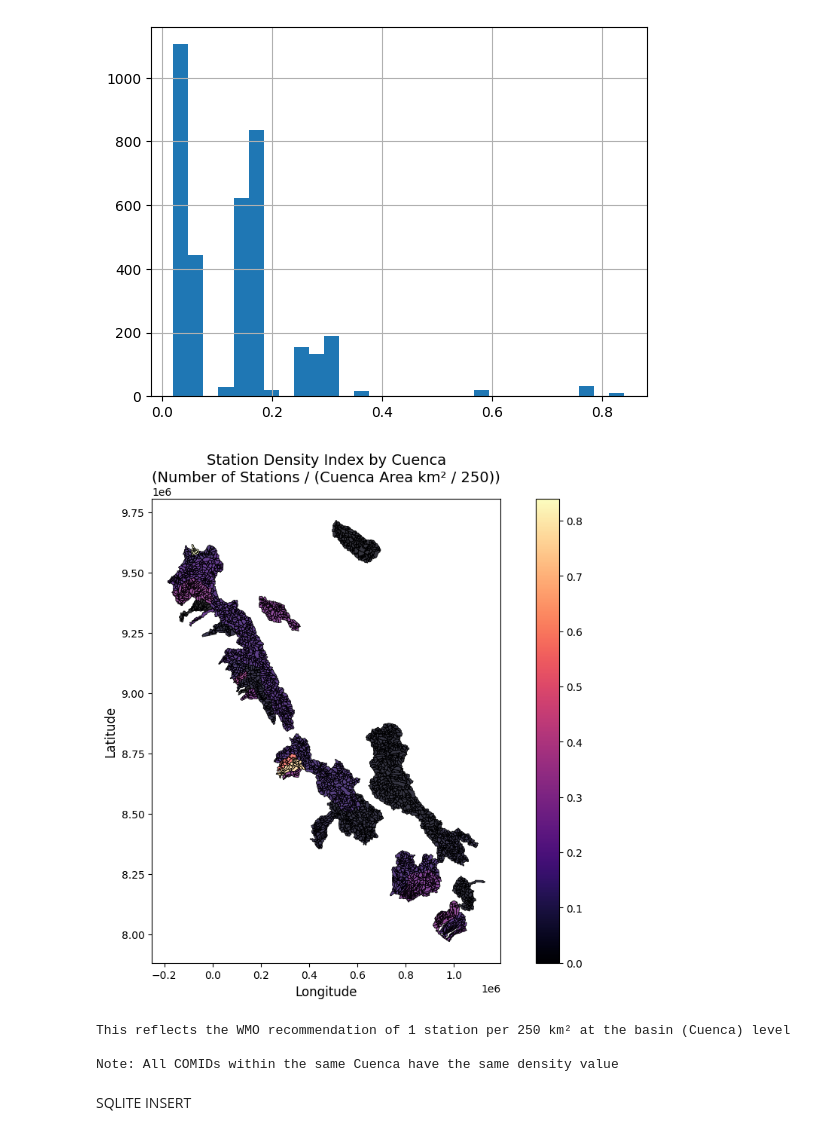
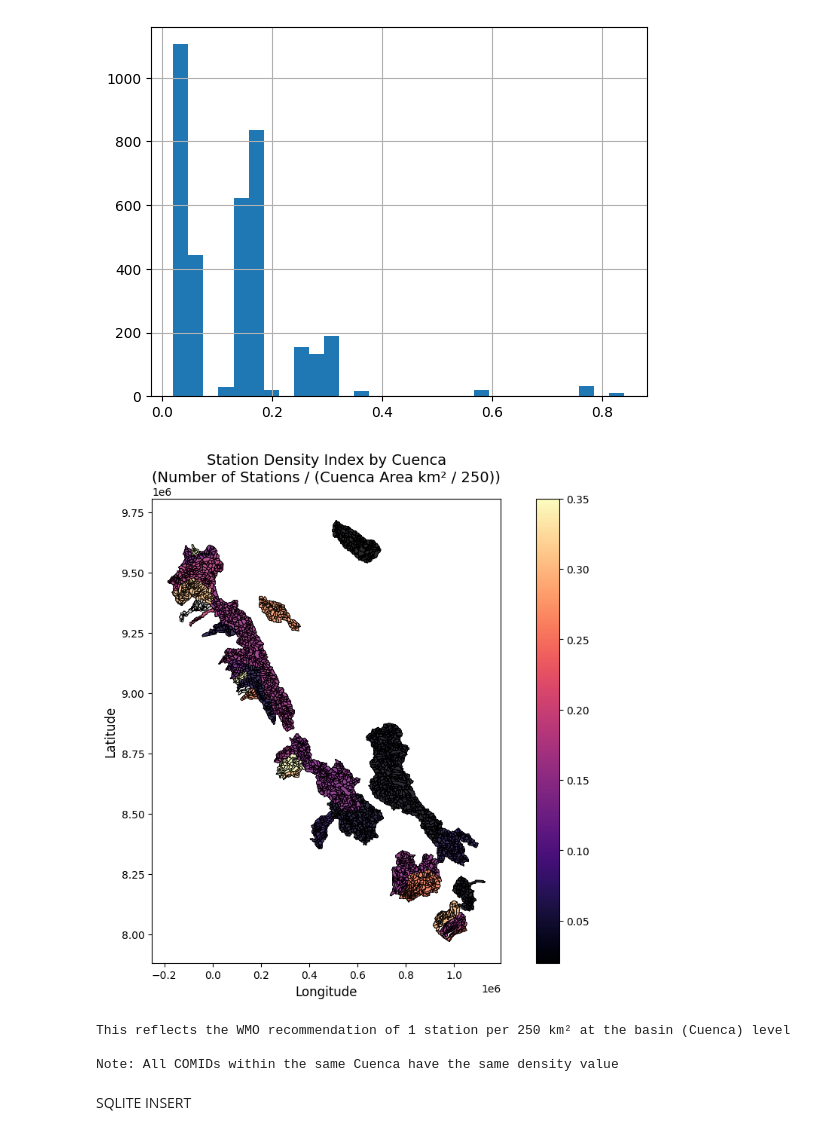
Before and after one commit to RTIInternational/iki-risk-assessment, a Jupyter notebook: Indicadores/Vulnerabilidad/VCA12.ipynb, the cells around one changed output. Cells and saved outputs as stored; diff of their text form; code cells hidden in the pictures.

```diff
--- a/Indicadores/Vulnerabilidad/VCA12.ipynb
+++ b/Indicadores/Vulnerabilidad/VCA12.ipynb
@@ -62 +71,12 @@ stations_gdf = gpd.read_file(stations_shp).to_crs(subbasins_crs)
+# %%
+# define filepaths for input data
+#subbasins_shapefile = fr"C:/Users/{user}/Research Triangle Institute/IKI Peru Project - General/Interno/AI2b_Modelacion/Grupos_Modelacion/GIS_WaterALLOC_General/Peru_AHD_with_districts.shp"
+subbasins_shapefile = fr"C:\Users\sbakar\OneDrive - Research Triangle Institute\IKI Peru Project - General\Interno\AI2b_Modelacion\Grupos_Modelacion\GIS_WaterALLOC_General\Peru_AHD_with_districts.shp"
+
+#stations_shp = f'C:/Users/{user}/Research Triangle Institute/IKI Peru Project - General/Interno/AI2b_Modelacion/Grupos_Modelacion/GIS_WaterALLOC_General/hidrometricas_ANA_SENAMHI_1981-2020.shp'
+stations_shp = fr"C:\Users\sbakar\OneDrive - Research Triangle Institute\IKI Peru Project - General\Interno\AI2b_Modelacion\Grupos_Modelacion\GIS_WaterALLOC_General\hidrometricas_ANA_SENAMHI_1981-2020.shp"
+# %%
+# read in input data
+subbasins_gdf = gpd.read_file(subbasins_shapefile).to_crs('EPSG:32718')
+stations_gdf = gpd.read_file(stations_shp).to_crs('EPSG:32718')
 # %%
@@ -207,20 +193,40 @@ Name: value, dtype: float64
 # %%
 # Plot the basins colored by station density (Cuenca-level)
 fig, ax = plt.subplots(figsize=(12, 8))
-subbasins_gdf.plot(ax=ax, column='value', legend=True, cmap='magma', alpha=0.8, edgecolor='black', linewidth=0.5)
 
-# Add title and labels
-plt.title('Station Density Index by Cuenca\n(Number of Stations / (Cuenca Area km² / 250))', fontsize=14)
-plt.xlabel('Longitude', fontsize=12)
-plt.ylabel('Latitude', fontsize=12)
+# Plot all basins in grey first (this covers NaNs)
+subbasins_gdf.plot(ax=ax,color='lightgrey',edgecolor='black',linewidth=0.5)
 
-# Show the plot
+# Plot only valid values with scaled colorbar
+data = subbasins_gdf[subbasins_gdf['value'].notna()]
+
+if not data.empty:
+    vmin = data['value'].quantile(0.02)
+    vmax = data['value'].quantile(0.98)
+
+    data.plot(
+        ax=ax,
+        column='value',
+        legend=True,
+        cmap='magma',
+        alpha=0.8,
+        edgecolor='black',
+        linewidth=0.5,
+        vmin=vmin,
+        vmax=vmax
+    )
+
+# Titles and labels
+ax.set_title('Station Density Index by Cuenca\n''(Number of Stations / (Cuenca Area km² / 250))',fontsize=14)
+ax.set_xlabel('Longitude', fontsize=12)
+ax.set_ylabel('Latitude', fontsize=12)
+
 plt.show()
 
-print(f"This reflects the WMO recommendation of 1 station per 250 km² at the basin (Cuenca) level")
-print(f"\nNote: All COMIDs within the same Cuenca have the same density value")
+print("This reflects the WMO recommendation of 1 station per 250 km² at the basin (Cuenca) level")
+print("\nNote: All COMIDs within the same Cuenca have the same density value")
 # %% [output]
-[figure, old version]
+[figure, new version]
 This reflects the WMO recommendation of 1 station per 250 km² at the basin (Cuenca) level
 
 Note: All COMIDs within the same Cuenca have the same density value
```
Also changed, not shown: parts of 13 cells of this notebook, 4 other files.
